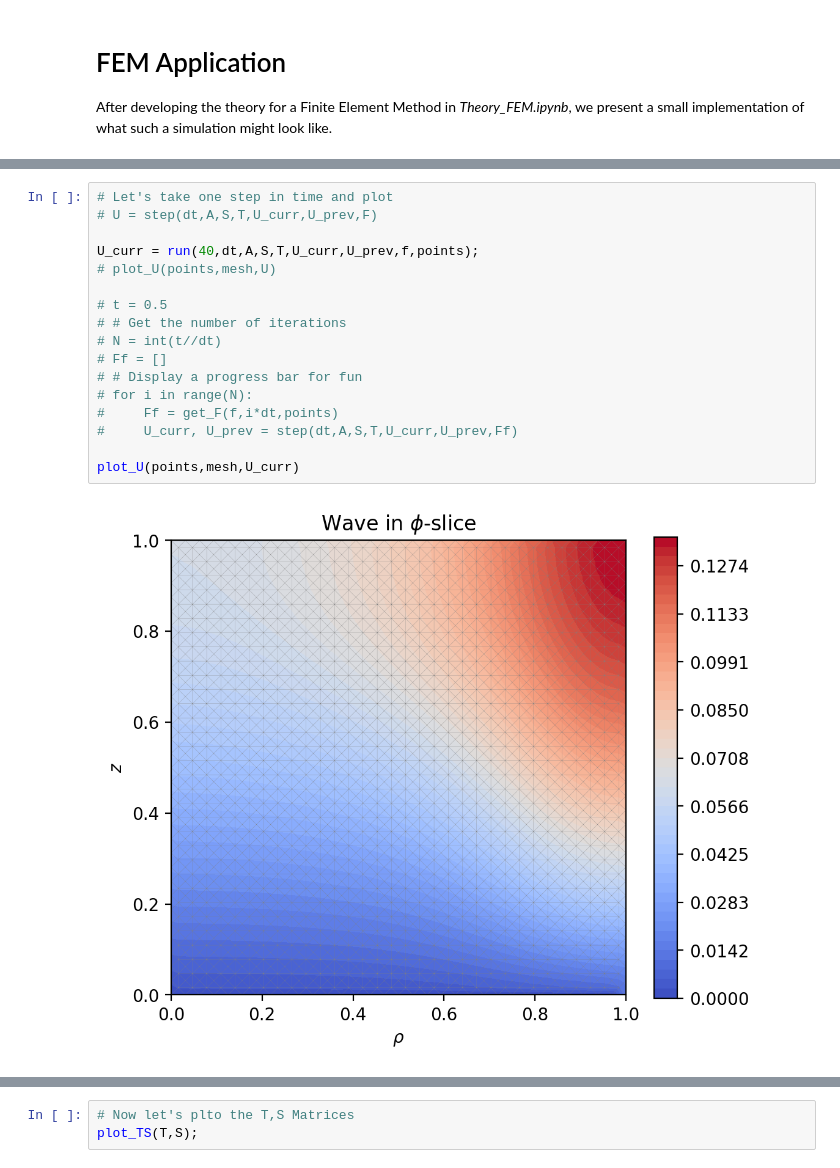
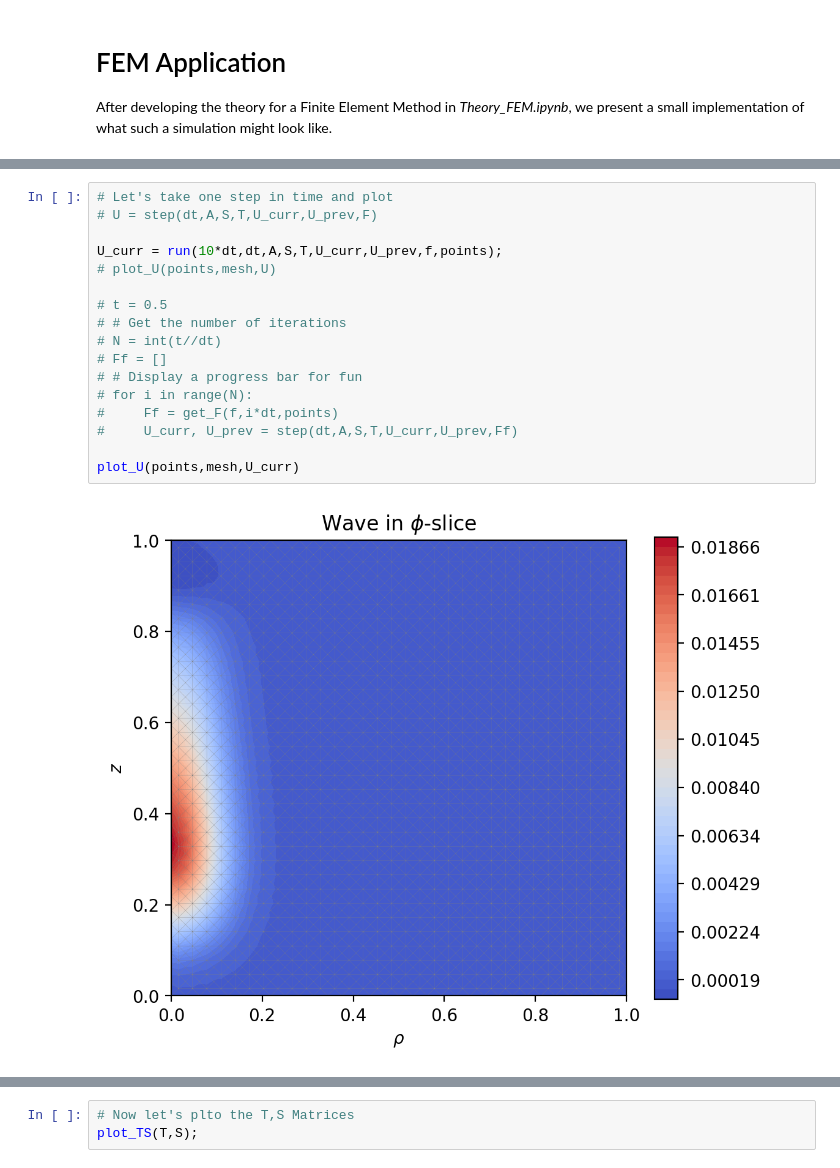
Before and after one commit to nyuad-astroparticle/LXe-Phonon, a Jupyter notebook: Simulation/1.Solving_Engine/Application_FEM.ipynb, the cells around one changed output, grey strips where cells are left out. Saved outputs shown, nothing was run; the diff lists cells and outputs as text.

```diff
--- a/Simulation/1.Solving_Engine/Application_FEM.ipynb
+++ b/Simulation/1.Solving_Engine/Application_FEM.ipynb
@@ -51,22 +50,22 @@ ModuleNotFoundError: No module named 'kiwisolver'
 # %%
 # Let's take one step in time and plot
 # U = step(dt,A,S,T,U_curr,U_prev,F)
 
-U_curr = run(40,dt,A,S,T,U_curr,U_prev,f,points);
+U_curr = run(10*dt,dt,A,S,T,U_curr,U_prev,f,points);
 # plot_U(points,mesh,U)
 
 # t = 0.5
 # # Get the number of iterations
 # N = int(t//dt)
 # Ff = []
 # # Display a progress bar for fun
 # for i in range(N):
 #     Ff = get_F(f,i*dt,points)
 #     U_curr, U_prev = step(dt,A,S,T,U_curr,U_prev,Ff)
 
 plot_U(points,mesh,U_curr)
 # %% [output]
-[figure, old version]
+[figure, new version]
 # %%
 # Let's Plot a 3D slice from a particular z value
 # We will first average the z-values along that line
```
Also changed, not shown: parts of 4 cells of this notebook, 2 other files.
